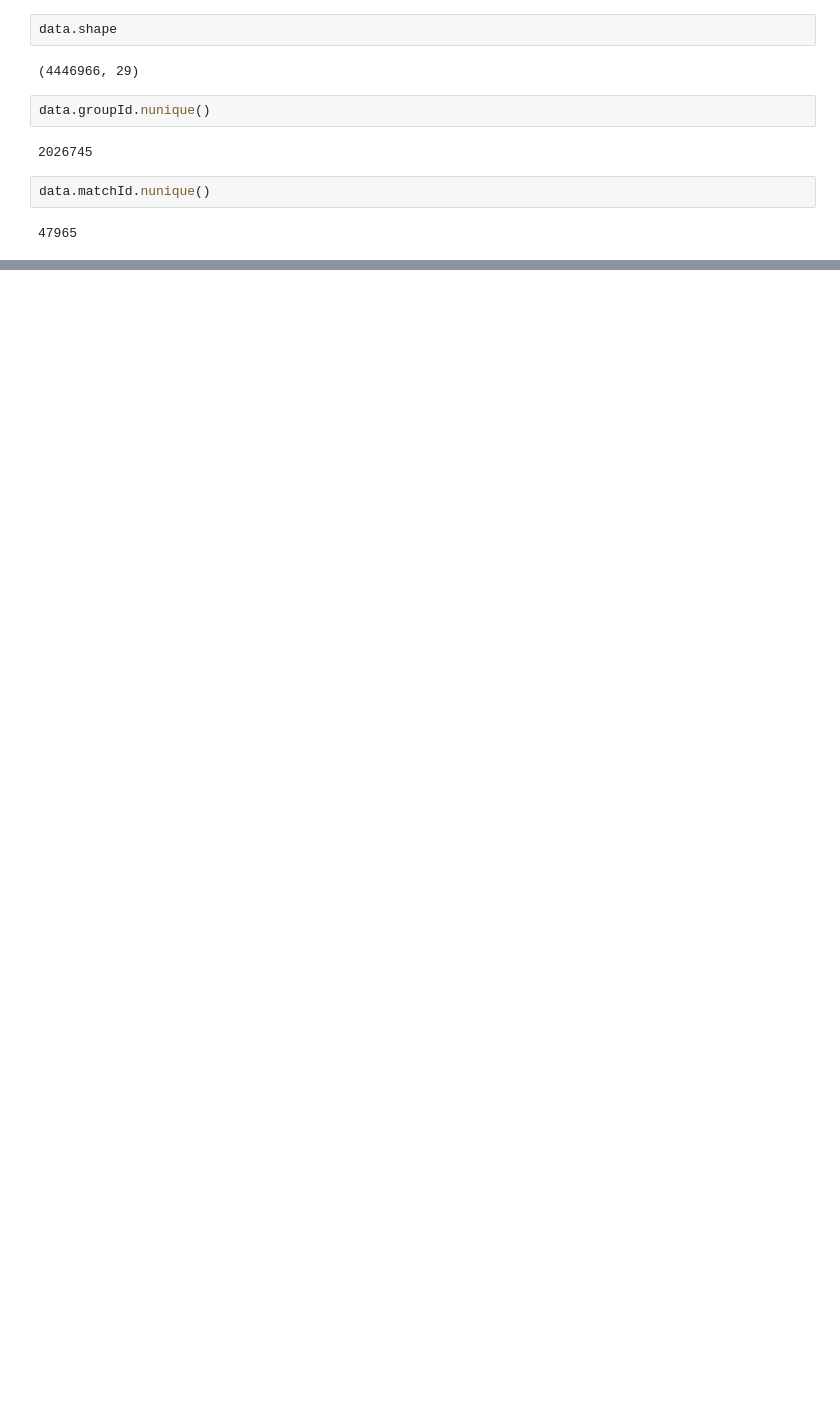
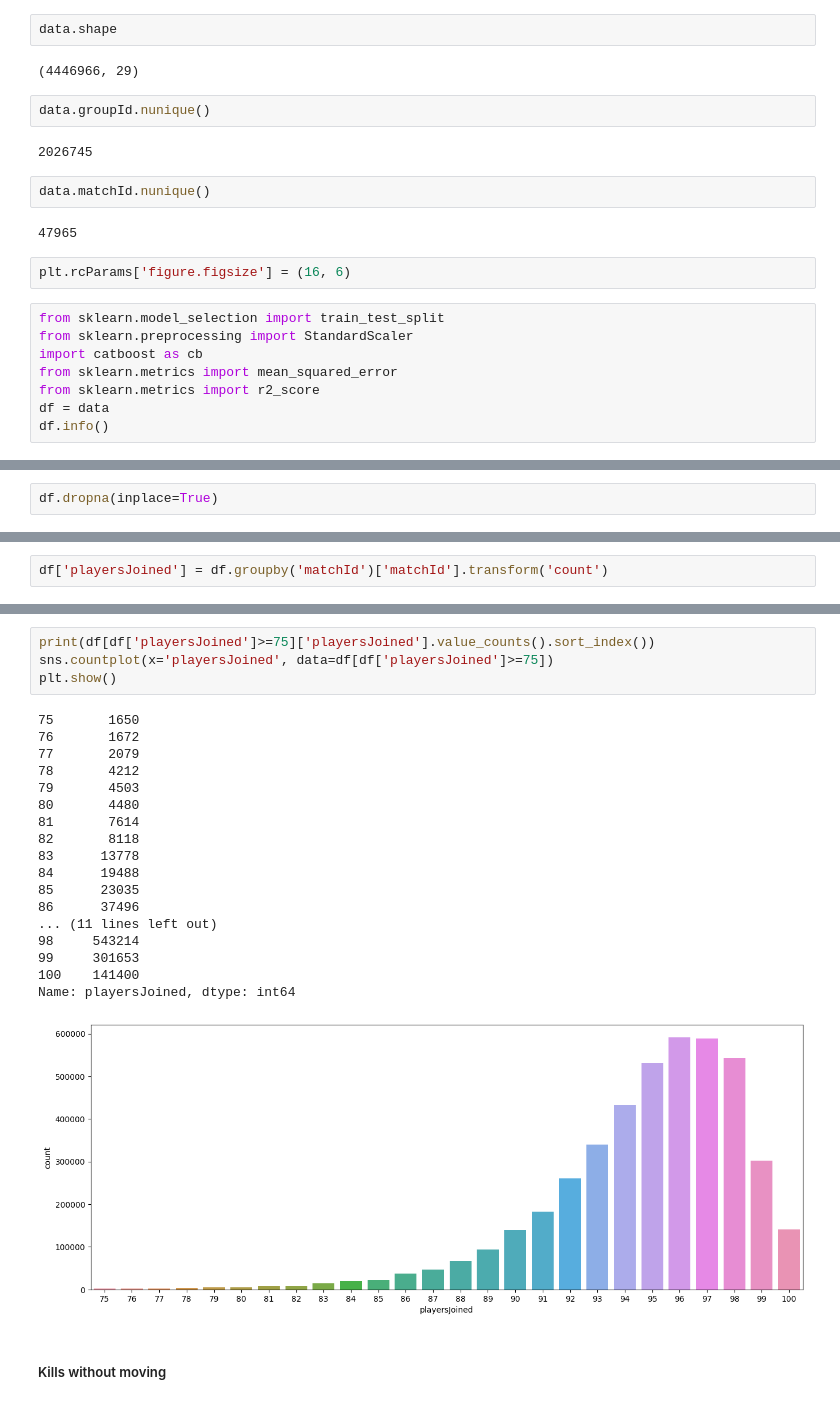
Before and after one commit to Anurag180203/Machine_Learning, a Jupyter notebook: PUBG_game_prediction/PUBG.ipynb, the cells around one changed output, grey strips where cells are left out. Drawn from its saved outputs; the diff is of its cells as text; blank space fills up the shorter version.

```diff
--- a/PUBG_game_prediction/PUBG.ipynb
+++ b/PUBG_game_prediction/PUBG.ipynb
@@ -46,3 +46,13 @@ data.groupId.nunique()
 data.matchId.nunique()
 # %% [output]
 47965
+# %%
+plt.rcParams['figure.figsize'] = (16, 6)
+# %%
+from sklearn.model_selection import train_test_split
+from sklearn.preprocessing import StandardScaler
+import catboost as cb
+from sklearn.metrics import mean_squared_error
+from sklearn.metrics import r2_score
+df = data
+df.info()
@@ -48,0 +77,2 @@ data.matchId.nunique()
+# %%
+df.dropna(inplace=True)
@@ -48,0 +83,2 @@ data.matchId.nunique()
+# %%
+df['playersJoined'] = df.groupby('matchId')['matchId'].transform('count')
@@ -48,0 +95,25 @@ data.matchId.nunique()
+# %%
+print(df[df['playersJoined']>=75]['playersJoined'].value_counts().sort_index())
+sns.countplot(x='playersJoined', data=df[df['playersJoined']>=75])
+plt.show()
+# %% [output]
+75       1650
+76       1672
+77       2079
+78       4212
+79       4503
+80       4480
+81       7614
+82       8118
+83      13778
+84      19488
+85      23035
+86      37496
+... (11 lines left out)
+98     543214
+99     301653
+100    141400
+Name: playersJoined, dtype: int64
+[figure, added]
+# %% [markdown]
+##### Kills without moving
```
Also changed, not shown: parts of 41 cells of this notebook, 6 other files.
